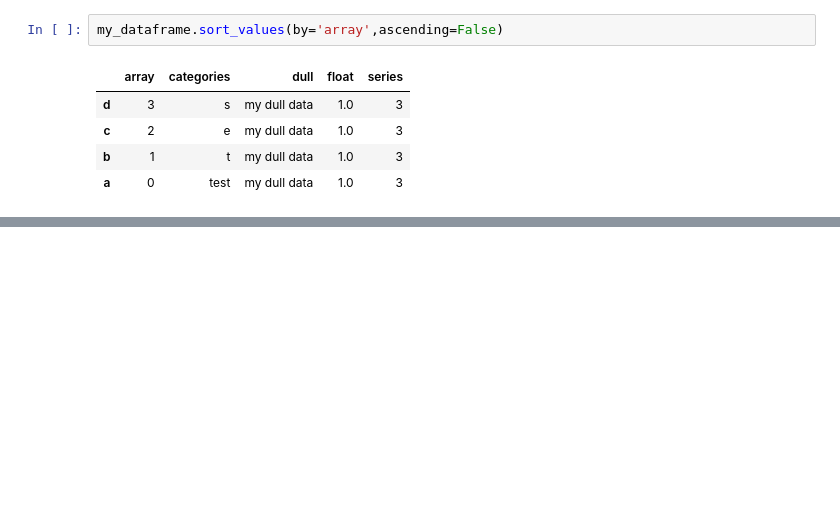
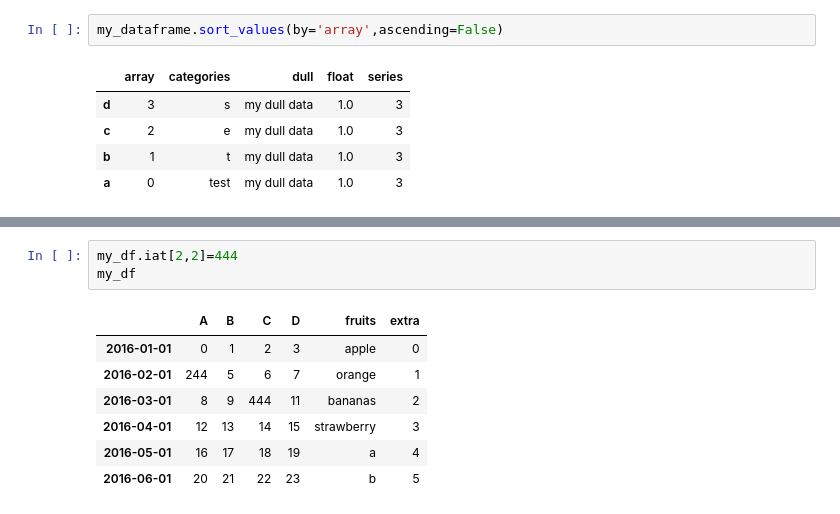
Before and after one commit to JinkaSyamkumar/python_learning, a Jupyter notebook: Pandas/test.ipynb, the cells around one changed output, grey strips where cells are left out. Drawn from its saved outputs; the diff is of its cells as text; blank space fills up the shorter version.

```diff
--- a/Pandas/test.ipynb
+++ b/Pandas/test.ipynb
@@ -131,0 +281,11 @@ my_dataframe.sort_values(by='array',ascending=False)
+# %%
+my_df.iat[2,2]=444
+my_df
+# %% [output]
+|  | A | B | C | D | fruits | extra |
+| 2016-01-01 | 0 | 1 | 2 | 3 | apple | 0 |
+| 2016-02-01 | 244 | 5 | 6 | 7 | orange | 1 |
+| 2016-03-01 | 8 | 9 | 444 | 11 | bananas | 2 |
+| 2016-04-01 | 12 | 13 | 14 | 15 | strawberry | 3 |
+| 2016-05-01 | 16 | 17 | 18 | 19 | a | 4 |
+| 2016-06-01 | 20 | 21 | 22 | 23 | b | 5 |
```
Also changed, not shown: parts of 22 cells of this notebook, 50 other files.
